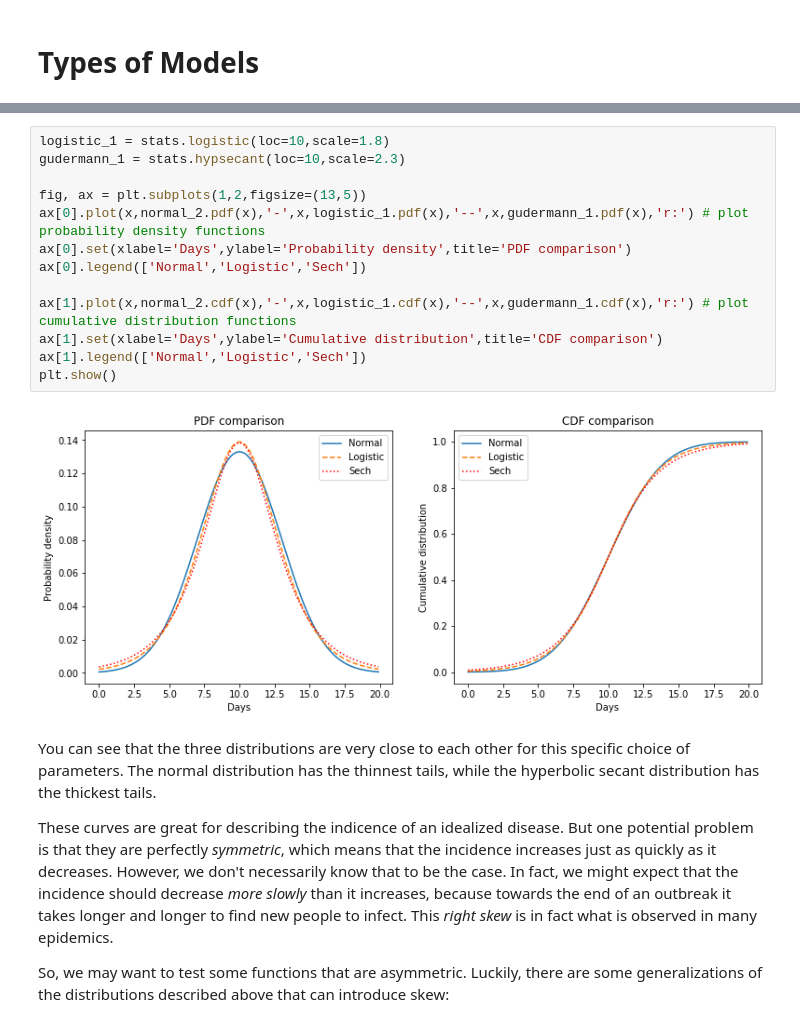
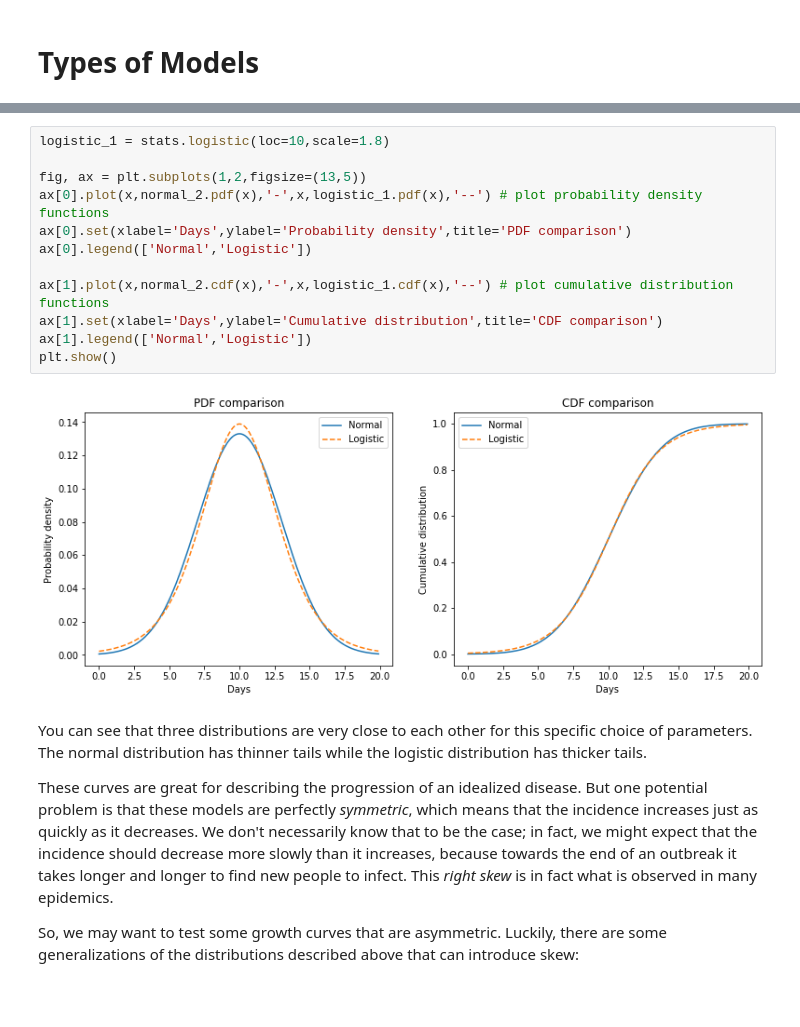
Before and after one commit to antonymous21/Rona, a Jupyter notebook: Rona Time.ipynb, the cells around one changed output, grey strips where cells are left out. Drawn from its saved outputs; the diff is of its cells as text; blank space fills up the shorter version.

```diff
--- a/Rona Time.ipynb
+++ b/Rona Time.ipynb
@@ -251,21 +215,20 @@ Let's visualize these three distributions for $N=1$ and $t_i=10$. The values of
 # %%
 logistic_1 = stats.logistic(loc=10,scale=1.8)
-gudermann_1 = stats.hypsecant(loc=10,scale=2.3)
 
 fig, ax = plt.subplots(1,2,figsize=(13,5))
-ax[0].plot(x,normal_2.pdf(x),'-',x,logistic_1.pdf(x),'--',x,gudermann_1.pdf(x),'r:') # plot probability density functions
+ax[0].plot(x,normal_2.pdf(x),'-',x,logistic_1.pdf(x),'--') # plot probability density functions
 ax[0].set(xlabel='Days',ylabel='Probability density',title='PDF comparison')
-ax[0].legend(['Normal','Logistic','Sech'])
+ax[0].legend(['Normal','Logistic'])
 
-ax[1].plot(x,normal_2.cdf(x),'-',x,logistic_1.cdf(x),'--',x,gudermann_1.cdf(x),'r:') # plot cumulative distribution functions
+ax[1].plot(x,normal_2.cdf(x),'-',x,logistic_1.cdf(x),'--') # plot cumulative distribution functions
 ax[1].set(xlabel='Days',ylabel='Cumulative distribution',title='CDF comparison')
-ax[1].legend(['Normal','Logistic','Sech'])
+ax[1].legend(['Normal','Logistic'])
 plt.show()
 # %% [output]
-[figure, old version]
+[figure, new version]
 # %% [markdown]
-You can see that the three distributions are very close to each other for this specific choice of parameters. The normal distribution has the thinnest tails, while the hyperbolic secant distribution has the thickest tails.
+You can see that three distributions are very close to each other for this specific choice of parameters. The normal distribution has thinner tails while the logistic distribution has thicker tails.
 
-These curves are great for describing the indicence of an idealized disease. But one potential problem is that they are perfectly *symmetric*, which means that the incidence increases just as quickly as it decreases. However, we don't necessarily know that to be the case. In fact, we might expect that the incidence should decrease *more slowly* than it increases, because towards the end of an outbreak it takes longer and longer to find new people to infect. This *right skew* is in fact what is observed in many epidemics.
+These curves are great for describing the progression of an idealized disease. But one potential problem is that these models are perfectly *symmetric*, which means that the incidence increases just as quickly as it decreases. We don't necessarily know that to be the case; in fact, we might expect that the incidence should decrease more slowly than it increases, because towards the end of an outbreak it takes longer and longer to find new people to infect. This *right skew* is in fact what is observed in many epidemics.
 
-So, we may want to test some functions that are asymmetric. Luckily, there are some generalizations of the distributions described above that can introduce skew:
+So, we may want to test some growth curves that are asymmetric. Luckily, there are some generalizations of the distributions described above that can introduce skew:
```
Also changed, not shown: parts of 85 cells of this notebook.
